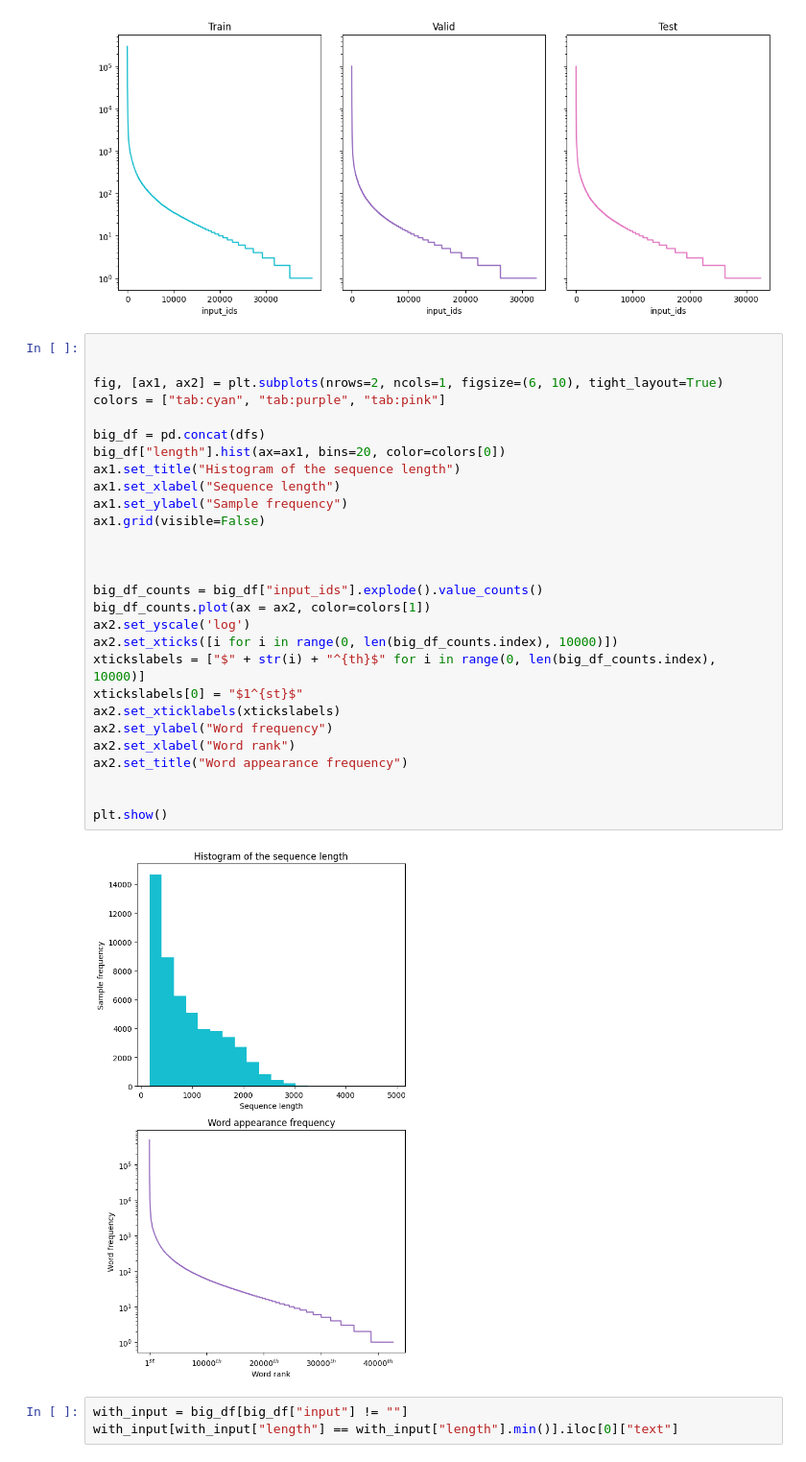
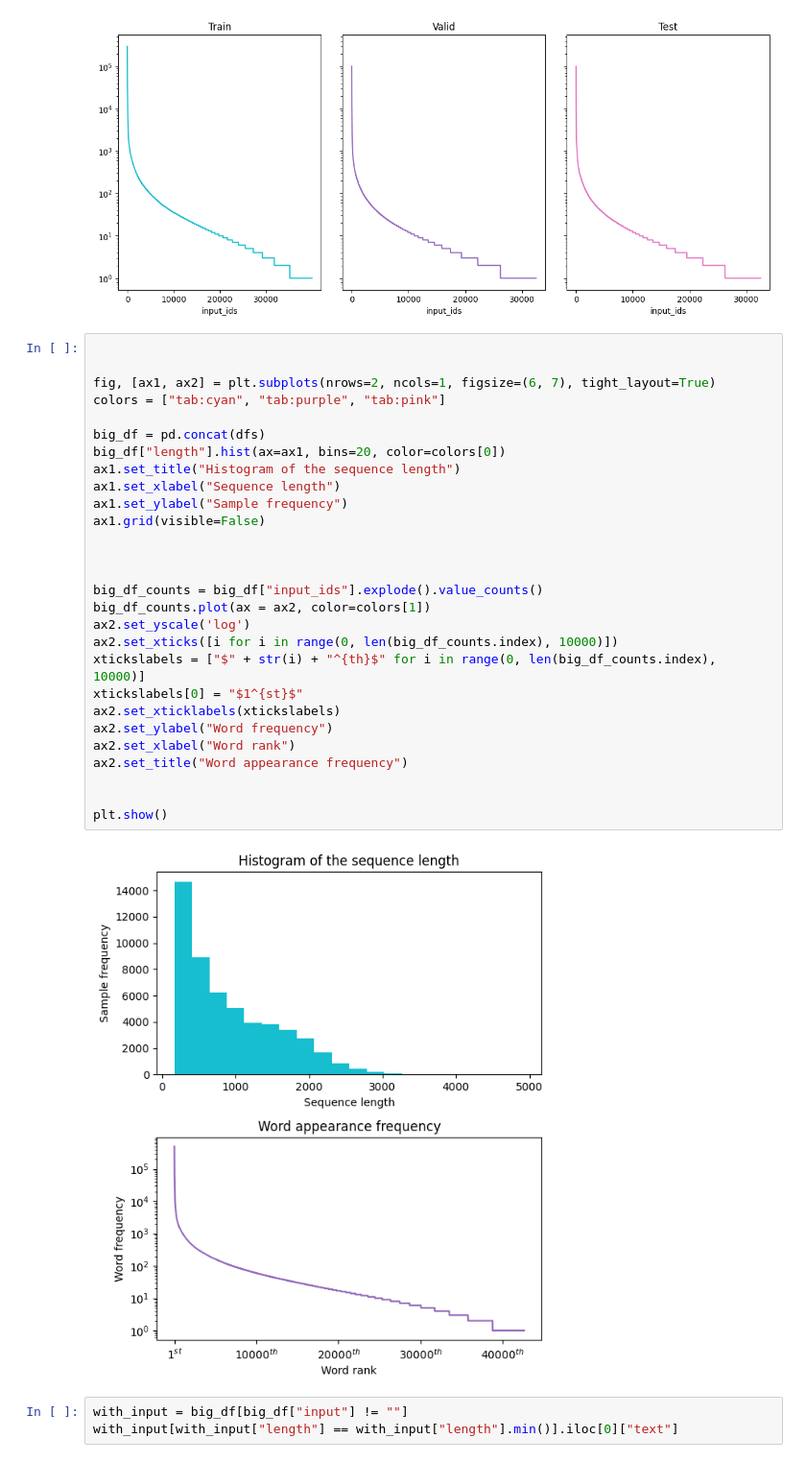
Before and after one commit to GuillaumeDugat/partial-knowledge-distillation, a Jupyter notebook: data_exploration.ipynb, the cells around one changed output. Shown at 96% size. Saved outputs shown, nothing was run; the diff lists cells and outputs as text.

```diff
--- a/data_exploration.ipynb
+++ b/data_exploration.ipynb
@@ -66,33 +68,33 @@ plt.show()
 # %%
 
 
-fig, [ax1, ax2] = plt.subplots(nrows=2, ncols=1, figsize=(6, 10), tight_layout=True)
+fig, [ax1, ax2] = plt.subplots(nrows=2, ncols=1, figsize=(6, 7), tight_layout=True)
 colors = ["tab:cyan", "tab:purple", "tab:pink"]
 
 big_df = pd.concat(dfs)
 big_df["length"].hist(ax=ax1, bins=20, color=colors[0])
 ax1.set_title("Histogram of the sequence length")
 ax1.set_xlabel("Sequence length")
 ax1.set_ylabel("Sample frequency")
 ax1.grid(visible=False)
 
 
 
 big_df_counts = big_df["input_ids"].explode().value_counts()
 big_df_counts.plot(ax = ax2, color=colors[1])
 ax2.set_yscale('log')
 ax2.set_xticks([i for i in range(0, len(big_df_counts.index), 10000)])
 xtickslabels = ["$" + str(i) + "^{th}$" for i in range(0, len(big_df_counts.index), 10000)]
 xtickslabels[0] = "$1^{st}$"
 ax2.set_xticklabels(xtickslabels)
 ax2.set_ylabel("Word frequency")
 ax2.set_xlabel("Word rank")
 ax2.set_title("Word appearance frequency")
 
 
 plt.show()
 # %% [output]
-[figure, old version]
+[figure, new version]
 # %%
 with_input = big_df[big_df["input"] != ""]
 with_input[with_input["length"] == with_input["length"].min()].iloc[0]["text"]
```
Also changed, not shown: parts of 1 cell of this notebook, 1 other file.
